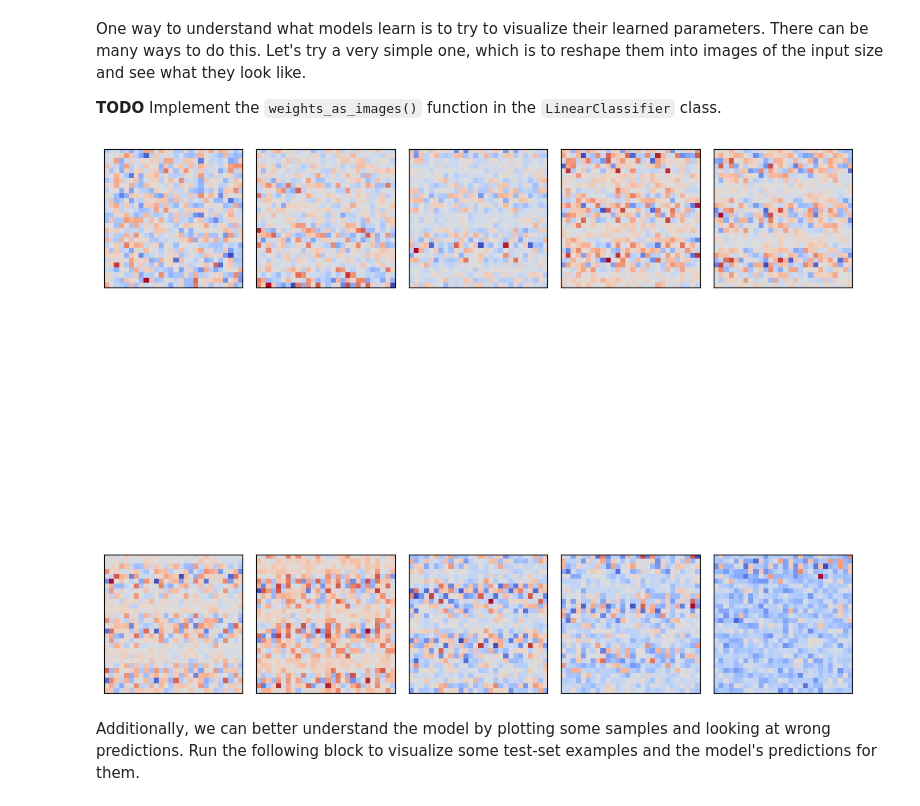
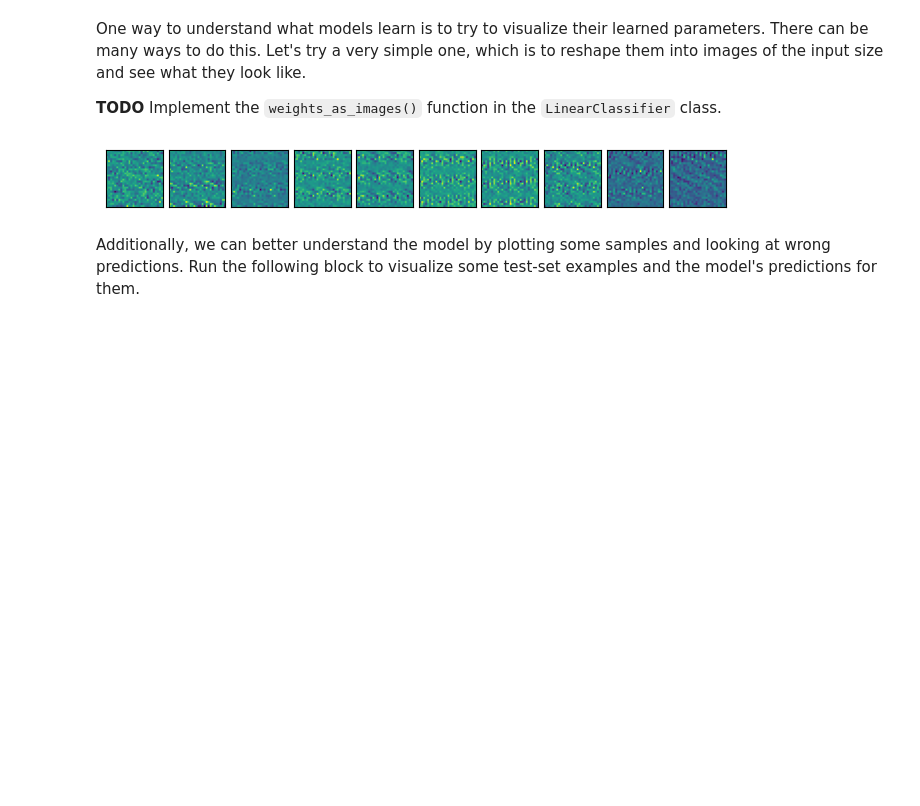
Before and after one commit to UriKH/DL-236781, a Jupyter notebook: HW1/Part2_LinearClassifier.ipynb, the cells around one changed output. Saved outputs shown, nothing was run; the diff lists cells and outputs as text; code cells hidden in the pictures; blank space fills up the shorter version.

```diff
--- a/HW1/Part2_LinearClassifier.ipynb
+++ b/HW1/Part2_LinearClassifier.ipynb
@@ -586,10 +589,10 @@ size and see what they look like.
 # %%
 import cs236781.plot as plot
 
 w_images = lin_cls.weights_as_images(img_shape=(1,28,28))
-fig, axes = plot.tensors_as_images(list(w_images), figsize=(12,12), nrows=2, cmap='coolwarm')
+fig, axes = plot.tensors_as_images(list(w_images))
 # %% [output]
-[figure, old version]
+[figure, new version]
 # %% [markdown]
 Additionally, we can better understand the model by plotting some samples and looking at wrong predictions.
 Run the following block to visualize some test-set examples and the model's predictions for them.
```
Also changed, not shown: parts of 1 cell of this notebook, 1 other file.
